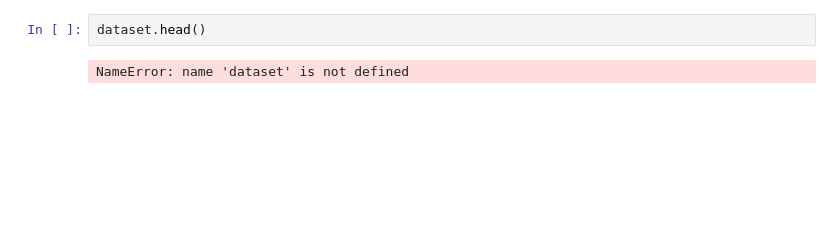
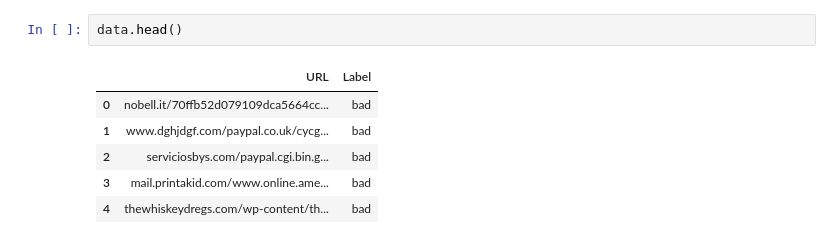
Before and after one commit to KotniSupritha/Phising-URL, a Jupyter notebook: notebooks/preprocessing.ipynb, the cells around one changed output. Saved outputs shown, nothing was run; the diff lists cells and outputs as text; blank space fills up the shorter version.

```diff
--- a/notebooks/preprocessing.ipynb
+++ b/notebooks/preprocessing.ipynb
@@ -10,4 +15,9 @@ EmptyDataError: No columns to parse from file
 # %%
-dataset.head()
+data.head()
 # %% [output]
-NameError: name 'dataset' is not defined
+|  | URL | Label |
+| 0 | nobell.it/70ffb52d079109dca5664cc... | bad |
+| 1 | www.dghjdgf.com/paypal.co.uk/cycg... | bad |
+| 2 | serviciosbys.com/paypal.cgi.bin.g... | bad |
+| 3 | mail.printakid.com/www.online.ame... | bad |
+| 4 | thewhiskeydregs.com/wp-content/th... | bad |
```
Also changed, not shown: parts of 19 cells of this notebook, 2 other files.
